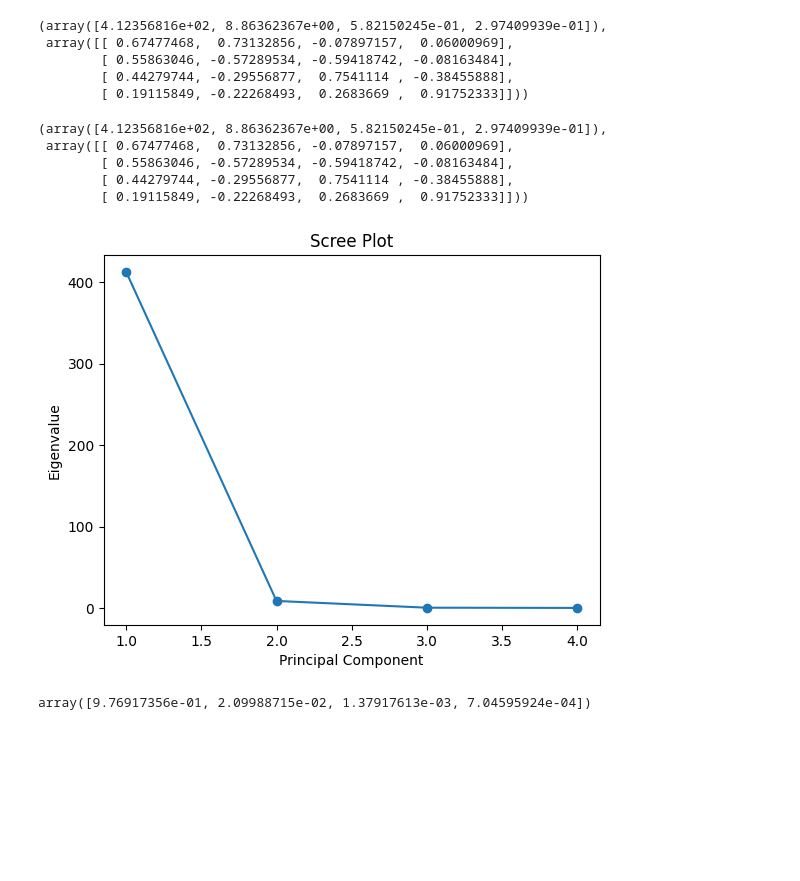
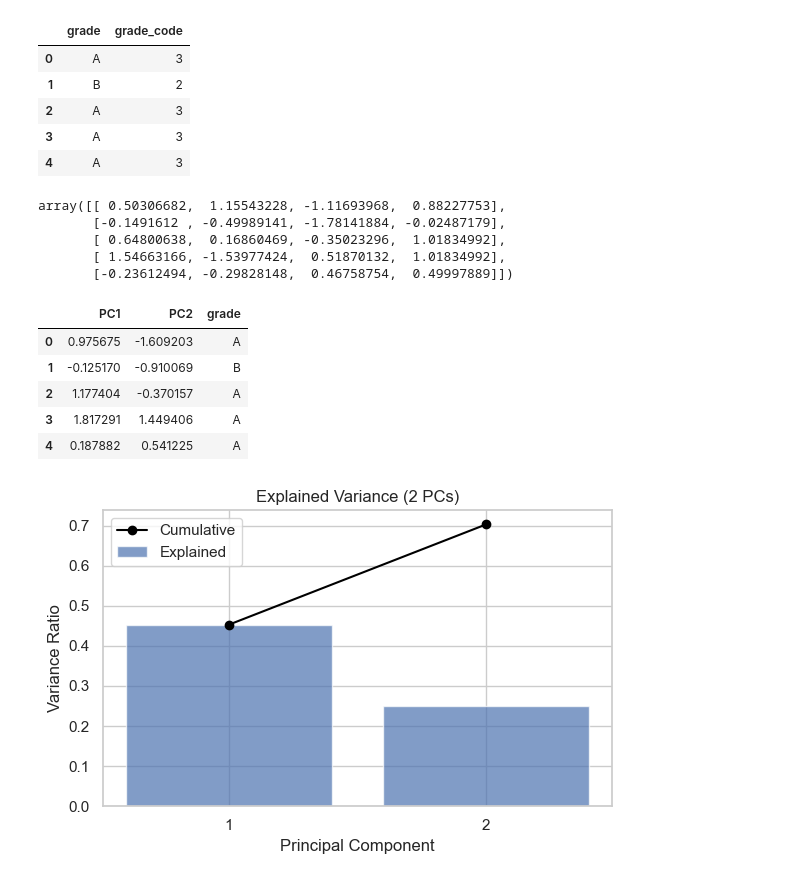
Before and after one commit to DHANYA-P-31/MachineLearning, a Jupyter notebook: PCA/Pca.ipynb, the cells around one changed output. Drawn from its saved outputs; the diff is of its cells as text; code cells hidden in the pictures; blank space fills up the shorter version.

```diff
--- a/PCA/Pca.ipynb
+++ b/PCA/Pca.ipynb
@@ -48,45 +89,58 @@ array([[192.5 , 151.75, 121.25,  51.75],
 # %%
-eigenvalues, eigenvectors = np.linalg.eig(cov_matrix)
+target = df_clean["grade"]
+features = df_clean.drop(columns=["grade", "student_id"])
 
-eigenvalues, eigenvectors
+grade_order = ["D", "C", "B", "A"]
+grade_cat = pd.Categorical(target, categories=grade_order, ordered=True)
+grade_code = grade_cat.codes
+
+df_clean = df_clean.assign(grade_code=grade_code)
+df_clean[["grade", "grade_code"]].head()
 # %% [output]
-(array([4.12356816e+02, 8.86362367e+00, 5.82150245e-01, 2.97409939e-01]),
- array([[ 0.67477468,  0.73132856, -0.07897157,  0.06000969],
-        [ 0.55863046, -0.57289534, -0.59418742, -0.08163484],
-        [ 0.44279744, -0.29556877,  0.7541114 , -0.38455888],
-        [ 0.19115849, -0.22268493,  0.2683669 ,  0.91752333]]))
+|  | grade | grade_code |
+| 0 | A | 3 |
+| 1 | B | 2 |
+| 2 | A | 3 |
+| 3 | A | 3 |
+| 4 | A | 3 |
 # %%
-idx = np.argsort(eigenvalues)[::-1]
-
-sorted_eigenvalues = eigenvalues[idx]
-sorted_eigenvectors = eigenvectors[:, idx]
-
-sorted_eigenvalues, sorted_eigenvectors
+scaler = StandardScaler()
+X_scaled = scaler.fit_transform(features)
+X_scaled[:5]
 # %% [output]
-(array([4.12356816e+02, 8.86362367e+00, 5.82150245e-01, 2.97409939e-01]),
- array([[ 0.67477468,  0.73132856, -0.07897157,  0.06000969],
-        [ 0.55863046, -0.57289534, -0.59418742, -0.08163484],
-        [ 0.44279744, -0.29556877,  0.7541114 , -0.38455888],
-        [ 0.19115849, -0.22268493,  0.2683669 ,  0.91752333]]))
+array([[ 0.50306682,  1.15543228, -1.11693968,  0.88227753],
+       [-0.1491612 , -0.49989141, -1.78141884, -0.02487179],
+       [ 0.64800638,  0.16860469, -0.35023296,  1.01834992],
+       [ 1.54663166, -1.53977424,  0.51870132,  1.01834992],
+       [-0.23612494, -0.29828148,  0.46758754,  0.49997889]])
 # %%
-import matplotlib.pyplot as plt
+pca = PCA(n_components=2, random_state=42)
+X_pca = pca.fit_transform(X_scaled)
 
-# Scree Plot
-plt.figure()
-plt.plot(range(1, len(sorted_eigenvalues) + 1),
-         sorted_eigenvalues,
-         marker='o')
+df_pca = pd.DataFrame(X_pca, columns=["PC1", "PC2"])
+df_pca["grade"] = target.values
 
-plt.xlabel("Principal Component")
-plt.ylabel("Eigenvalue")
-plt.title("Scree Plot")
-plt.show()
+df_pca.head()
 # %% [output]
-[figure, removed]
+|  | PC1 | PC2 | grade |
+| 0 | 0.975675 | -1.609203 | A |
+| 1 | -0.125170 | -0.910069 | B |
+| 2 | 1.177404 | -0.370157 | A |
+| 3 | 1.817291 | 1.449406 | A |
+| 4 | 0.187882 | 0.541225 | A |
 # %%
-total_variance = np.sum(sorted_eigenvalues)
-variance_ratio = sorted_eigenvalues / total_variance
+explained = pca.explained_variance_ratio_
+cum_explained = np.cumsum(explained)
 
-variance_ratio
+plt.figure(figsize=(6, 4))
+plt.bar([1, 2], explained, alpha=0.7, label="Explained")
+plt.plot([1, 2], cum_explained, marker="o", color="black", label="Cumulative")
+plt.xticks([1, 2])
+plt.xlabel("Principal Component")
+plt.ylabel("Variance Ratio")
+plt.title("Explained Variance (2 PCs)")
+plt.legend()
+plt.tight_layout()
+plt.show()
 # %% [output]
-array([9.76917356e-01, 2.09988715e-02, 1.37917613e-03, 7.04595924e-04])
+[figure, added]
```
Also changed, not shown: parts of 10 cells of this notebook.
